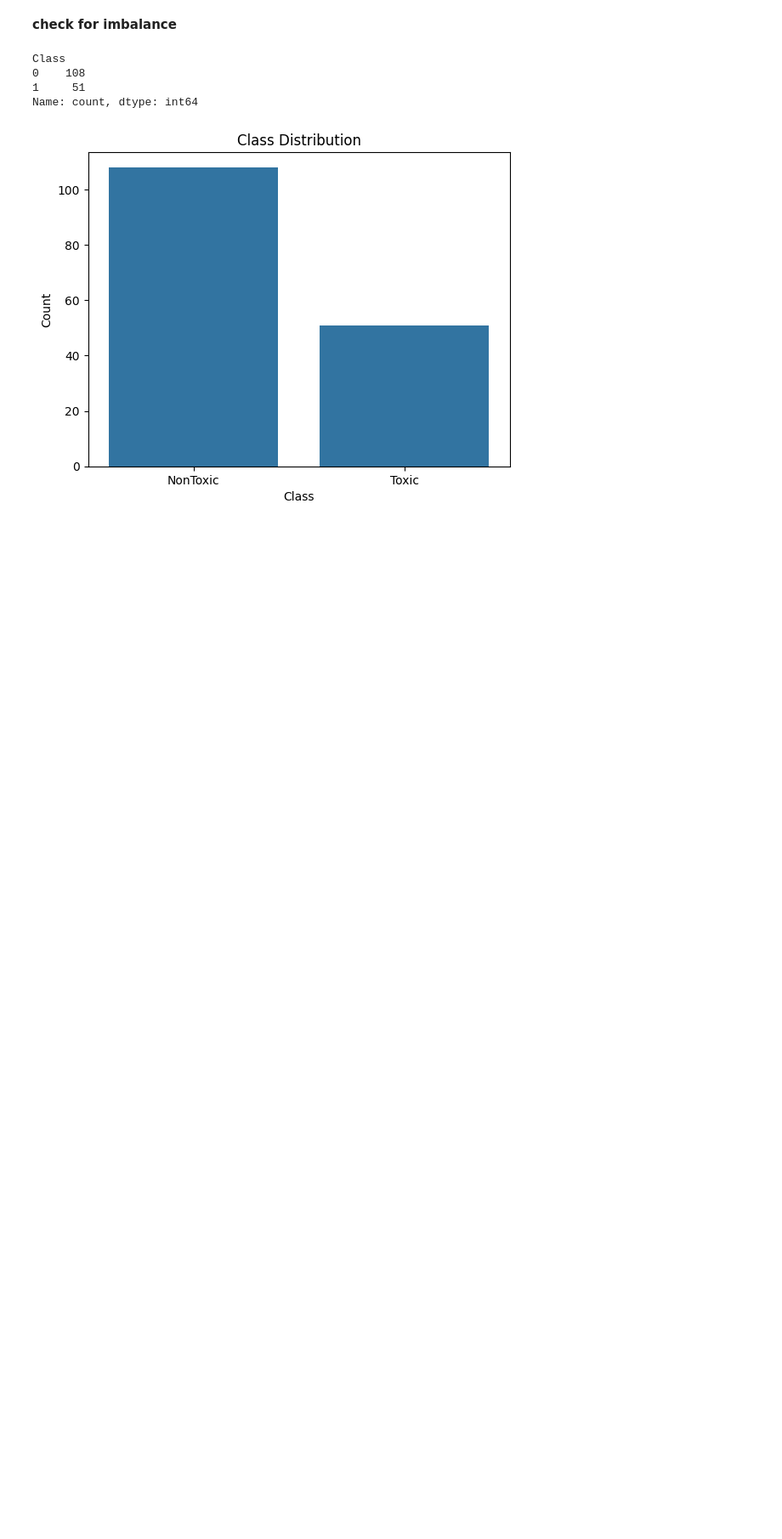
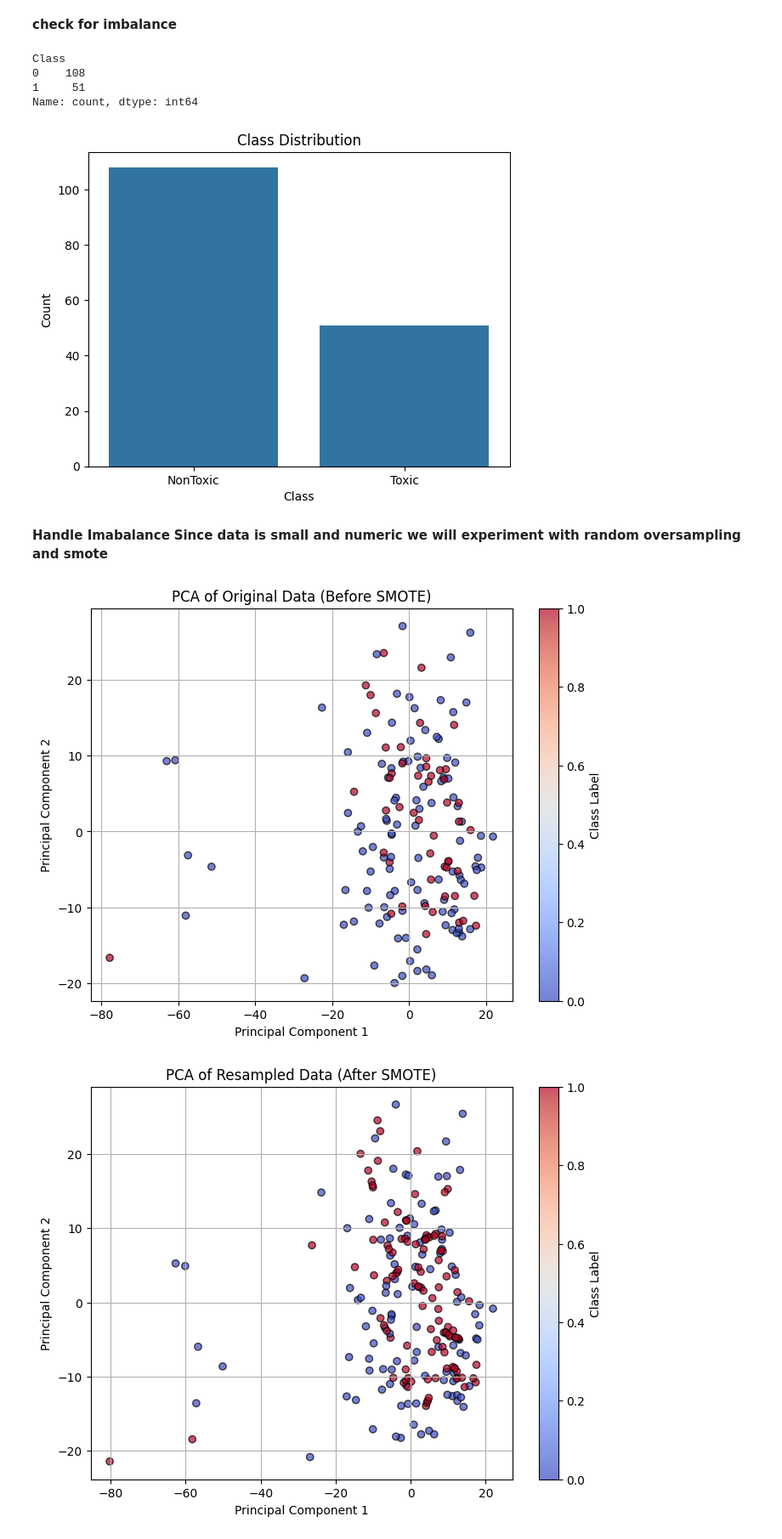
Before and after one commit to haladaher2024/cmps261_project, a Jupyter notebook: Notebooks/main.ipynb, the cells around one changed output. Shown at 85% size. Cells and saved outputs as stored; diff of their text form; code cells hidden in the pictures; blank space fills up the shorter version.

```diff
--- a/Notebooks/main.ipynb
+++ b/Notebooks/main.ipynb
@@ -24,6 +54,9 @@ np.random.seed(42)
 # %%
 
 
-df = pd.read_csv('../data/Molecules_data.csv',index_col=0)
+df = pd.read_csv('../data/Molecules_data.csv')
+df = df.drop(df.columns[0], axis=1) # drop first column (identifier)
 df.head()
+df.info()
+df.describe()
 # %% [output]
@@ -105,3 +122,46 @@ plt.ylabel("Count")
 plt.show()
 # %% [output]
 [figure]
+# %% [markdown]
+**Handle Imabalance**
+**Since data is small and numeric we will experiment with random oversampling and smote**
+# %%
+from sklearn.decomposition import PCA
+
+scaler = StandardScaler()
+X_scaled = scaler.fit_transform(X)
+
+# Apply PCA before SMOTE (just for visualization)
+pca_original = PCA(n_components=2)
+X_pca_original = pca_original.fit_transform(X_scaled)
+
+#  Plot original data
+plt.figure(figsize=(8, 6))
+plt.scatter(X_pca_original[:, 0], X_pca_original[:, 1], c=Y, cmap='coolwarm', edgecolors='k', alpha=0.7)
+plt.title("PCA of Original Data (Before SMOTE)")
+plt.xlabel("Principal Component 1")
+plt.ylabel("Principal Component 2")
+plt.colorbar(label="Class Label")
+plt.grid(True)
+plt.show()
+
+#  Apply SMOTE
+smote = SMOTE(random_state=42)
+X_resampled, y_resampled = smote.fit_resample(X_scaled, Y)
+
+#  Apply PCA after SMOTE
+pca_resampled = PCA(n_components=2)
+X_pca_resampled = pca_resampled.fit_transform(X_resampled)
+
+# Plot resampled data
+plt.figure(figsize=(8, 6))
+plt.scatter(X_pca_resampled[:, 0], X_pca_resampled[:, 1], c=y_resampled, cmap='coolwarm', edgecolors='k', alpha=0.7)
+plt.title("PCA of Resampled Data (After SMOTE)")
+plt.xlabel("Principal Component 1")
+plt.ylabel("Principal Component 2")
+plt.colorbar(label="Class Label")
+plt.grid(True)
+plt.show()
+# %% [output]
+[figure, added]
+[figure, added]
```
Also changed, not shown: parts of 11 cells of this notebook, 1 other file.
